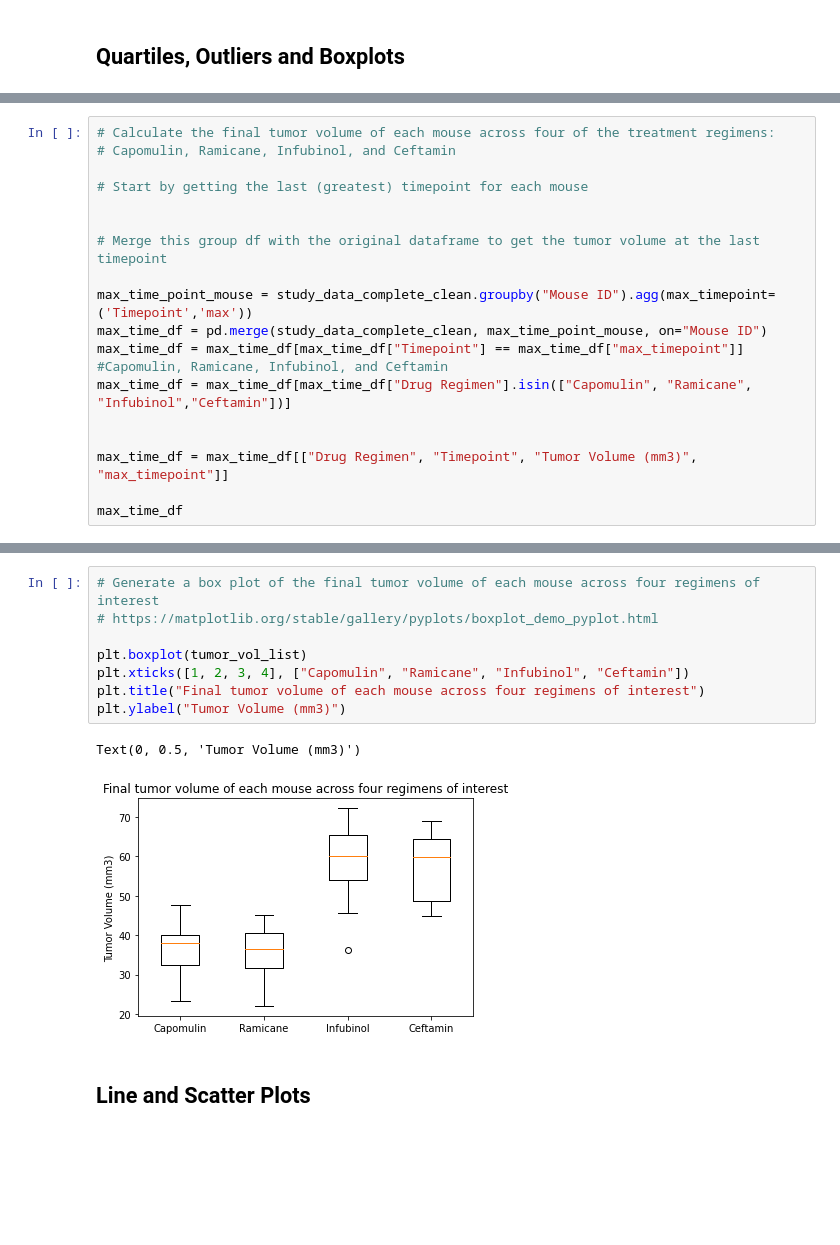
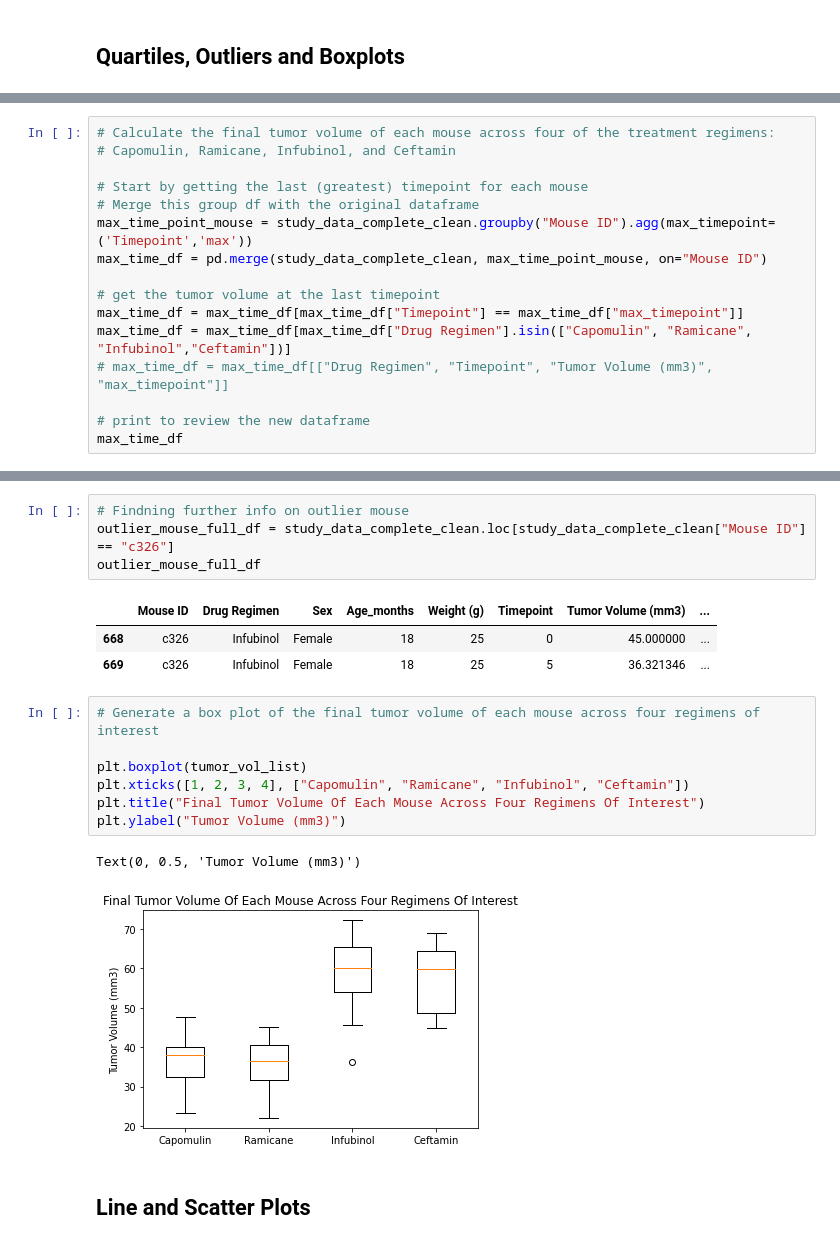
Before and after one commit to Carly-Jane/Matplotlib_Homework_Carly_Wieland, a Jupyter notebook: pymaceuticals_starter.ipynb, the cells around one changed output, grey strips where cells are left out. Cells and saved outputs as stored; diff of their text form; blank space fills up the shorter version.

```diff
--- a/pymaceuticals_starter.ipynb
+++ b/pymaceuticals_starter.ipynb
@@ -180,18 +167,15 @@ study_data_complete_clean
 # Capomulin, Ramicane, Infubinol, and Ceftamin
 
 # Start by getting the last (greatest) timepoint for each mouse
-
-
-# Merge this group df with the original dataframe to get the tumor volume at the last timepoint
-
+# Merge this group df with the original dataframe
 max_time_point_mouse = study_data_complete_clean.groupby("Mouse ID").agg(max_timepoint=('Timepoint','max'))
 max_time_df = pd.merge(study_data_complete_clean, max_time_point_mouse, on="Mouse ID")
+
+# get the tumor volume at the last timepoint
 max_time_df = max_time_df[max_time_df["Timepoint"] == max_time_df["max_timepoint"]]
-#Capomulin, Ramicane, Infubinol, and Ceftamin
 max_time_df = max_time_df[max_time_df["Drug Regimen"].isin(["Capomulin", "Ramicane", "Infubinol","Ceftamin"])]
+# max_time_df = max_time_df[["Drug Regimen", "Timepoint", "Tumor Volume (mm3)", "max_timepoint"]]
 
-
-max_time_df = max_time_df[["Drug Regimen", "Timepoint", "Tumor Volume (mm3)", "max_timepoint"]]
-
+# print to review the new dataframe
 max_time_df
 # %% [output]
@@ -253,14 +241,21 @@ There are 0 outliers for Ceftamin
+# %%
+# Findning further info on outlier mouse
+outlier_mouse_full_df = study_data_complete_clean.loc[study_data_complete_clean["Mouse ID"] == "c326"]
+outlier_mouse_full_df
+# %% [output]
+|  | Mouse ID | Drug Regimen | Sex | Age_months | Weight (g) | Timepoint | Tumor Volume (mm3) | ... |
+| 668 | c326 | Infubinol | Female | 18 | 25 | 0 | 45.000000 | ... |
+| 669 | c326 | Infubinol | Female | 18 | 25 | 5 | 36.321346 | ... |
 # %%
 # Generate a box plot of the final tumor volume of each mouse across four regimens of interest
-# https://matplotlib.org/stable/gallery/pyplots/boxplot_demo_pyplot.html
 
 plt.boxplot(tumor_vol_list)
 plt.xticks([1, 2, 3, 4], ["Capomulin", "Ramicane", "Infubinol", "Ceftamin"])
-plt.title("Final tumor volume of each mouse across four regimens of interest")
+plt.title("Final Tumor Volume Of Each Mouse Across Four Regimens Of Interest")
 plt.ylabel("Tumor Volume (mm3)")
 # %% [output]
 Text(0, 0.5, 'Tumor Volume (mm3)')
-[figure, old version]
+[figure, new version]
 # %% [markdown]
 ## Line and Scatter Plots
 # %%
```
Also changed, not shown: parts of 24 cells of this notebook.
